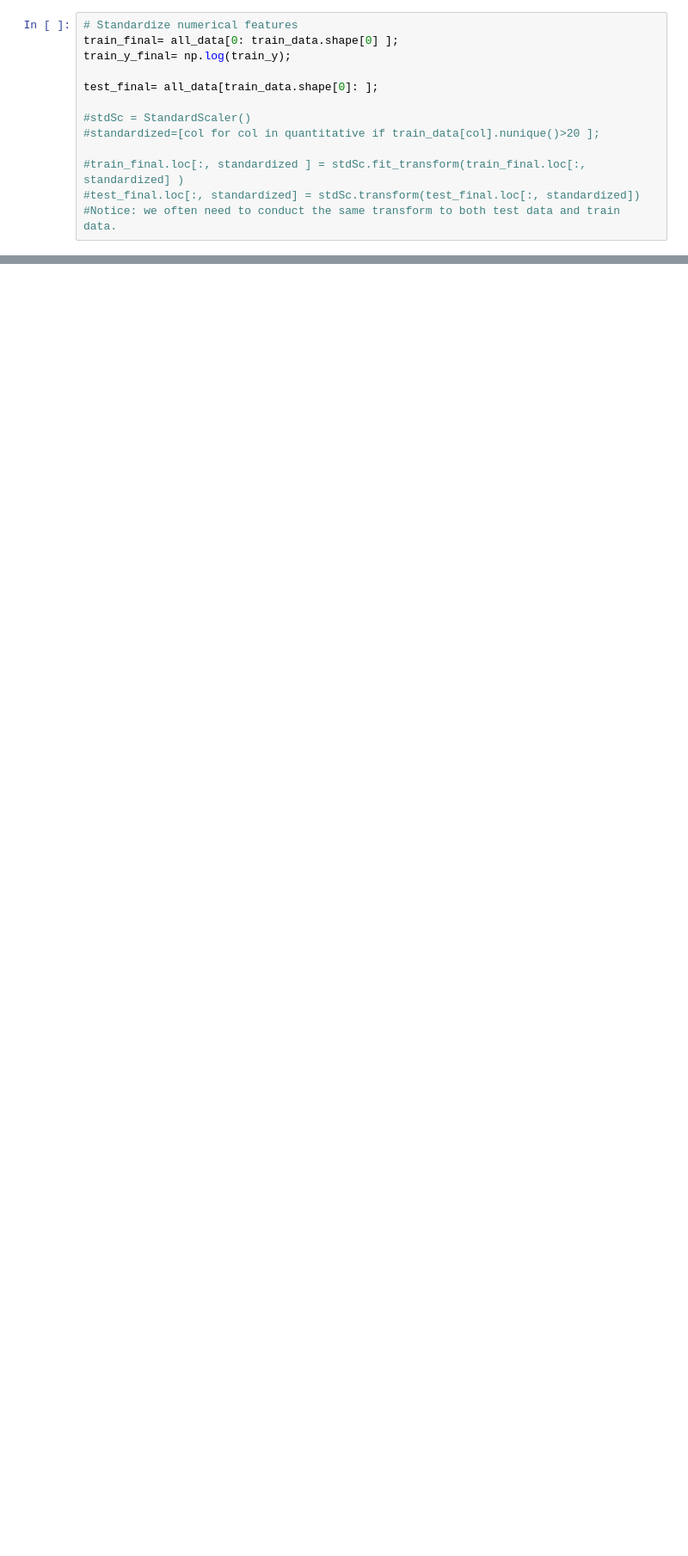
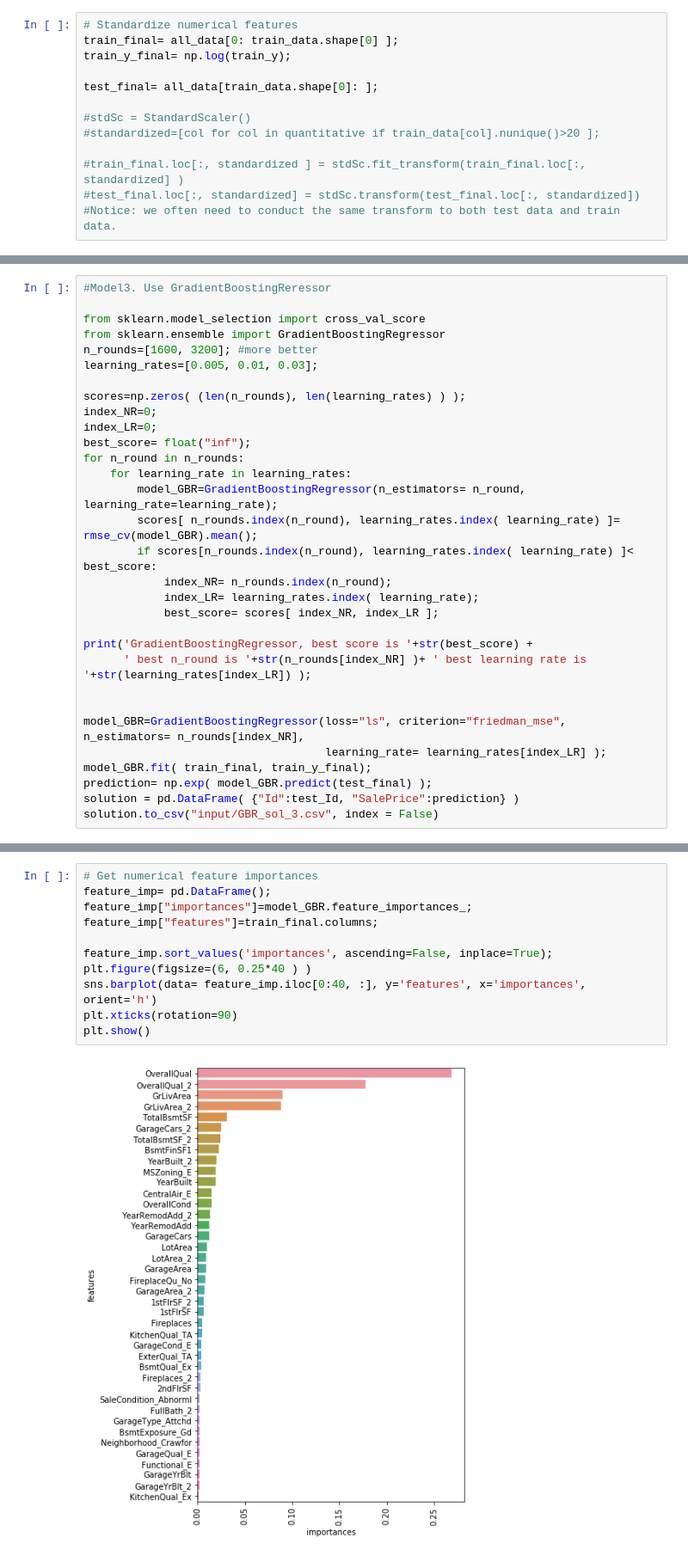
Before and after one commit to Xiaoling1992/Statistical-Machine-Learning-CS578, a Jupyter notebook: HousePrices_Regression.ipynb, the cells around one changed output, grey strips where cells are left out. Shown at 86% size. Saved outputs shown, nothing was run; the diff lists cells and outputs as text; blank space fills up the shorter version.

```diff
--- a/HousePrices_Regression.ipynb
+++ b/HousePrices_Regression.ipynb
@@ -588,0 +513,31 @@ solution.head()
+# %%
+#Model3. Use GradientBoostingReressor
+
+from sklearn.model_selection import cross_val_score
+from sklearn.ensemble import GradientBoostingRegressor
+n_rounds=[1600, 3200]; #more better
+learning_rates=[0.005, 0.01, 0.03];
+
+scores=np.zeros( (len(n_rounds), len(learning_rates) ) );
+index_NR=0;
+index_LR=0;
+best_score= float("inf");
+for n_round in n_rounds:
+    for learning_rate in learning_rates:
+        model_GBR=GradientBoostingRegressor(n_estimators= n_round, learning_rate=learning_rate);
+        scores[ n_rounds.index(n_round), learning_rates.index( learning_rate) ]= rmse_cv(model_GBR).mean();
+        if scores[n_rounds.index(n_round), learning_rates.index( learning_rate) ]< best_score:
+            index_NR= n_rounds.index(n_round);
+            index_LR= learning_rates.index( learning_rate);
+            best_score= scores[ index_NR, index_LR ];
+
+print('GradientBoostingRegressor, best score is '+str(best_score) +
+      ' best n_round is '+str(n_rounds[index_NR] )+ ' best learning rate is '+str(learning_rates[index_LR]) );
+
+
+model_GBR=GradientBoostingRegressor(loss="ls", criterion="friedman_mse", n_estimators= n_rounds[index_NR],
+                                    learning_rate= learning_rates[index_LR] );
+model_GBR.fit( train_final, train_y_final);
+prediction= np.exp( model_GBR.predict(test_final) );
+solution = pd.DataFrame( {"Id":test_Id, "SalePrice":prediction} )
+solution.to_csv("input/GBR_sol_3.csv", index = False)
@@ -588,0 +546,13 @@ solution.head()
+# %%
+# Get numerical feature importances
+feature_imp= pd.DataFrame();
+feature_imp["importances"]=model_GBR.feature_importances_;
+feature_imp["features"]=train_final.columns;
+
+feature_imp.sort_values('importances', ascending=False, inplace=True);
+plt.figure(figsize=(6, 0.25*40 ) )
+sns.barplot(data= feature_imp.iloc[0:40, :], y='features', x='importances', orient='h')
+plt.xticks(rotation=90)
+plt.show()
+# %% [output]
+[figure, added]
```
Also changed, not shown: parts of 47 cells of this notebook.
